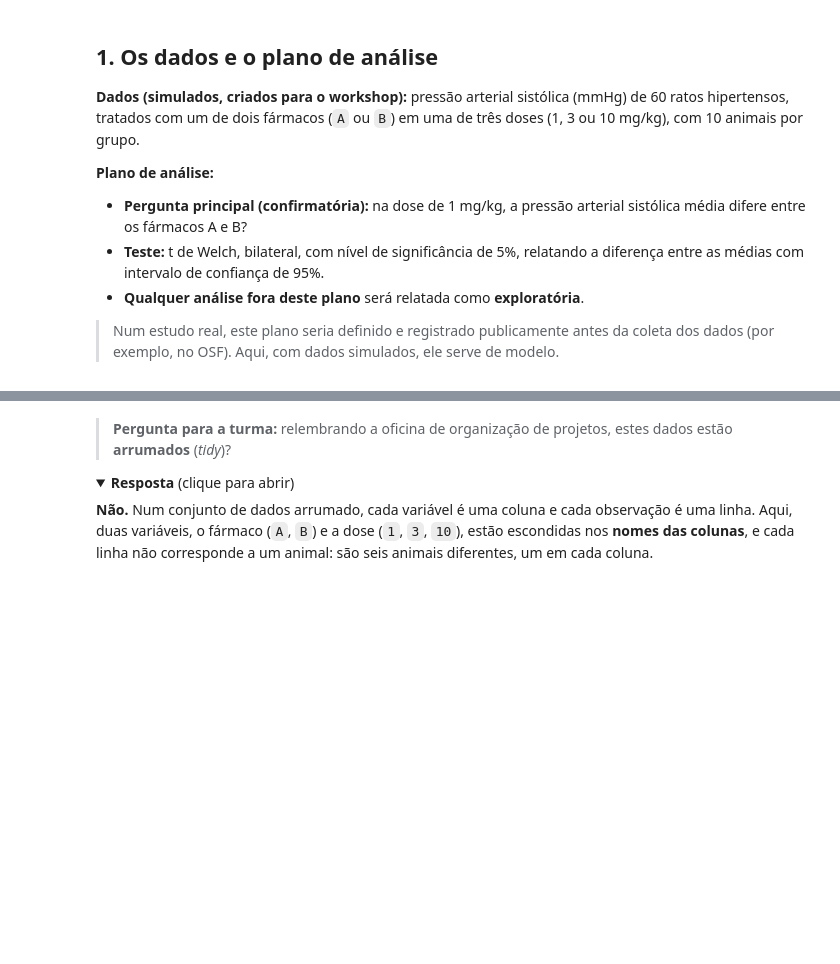
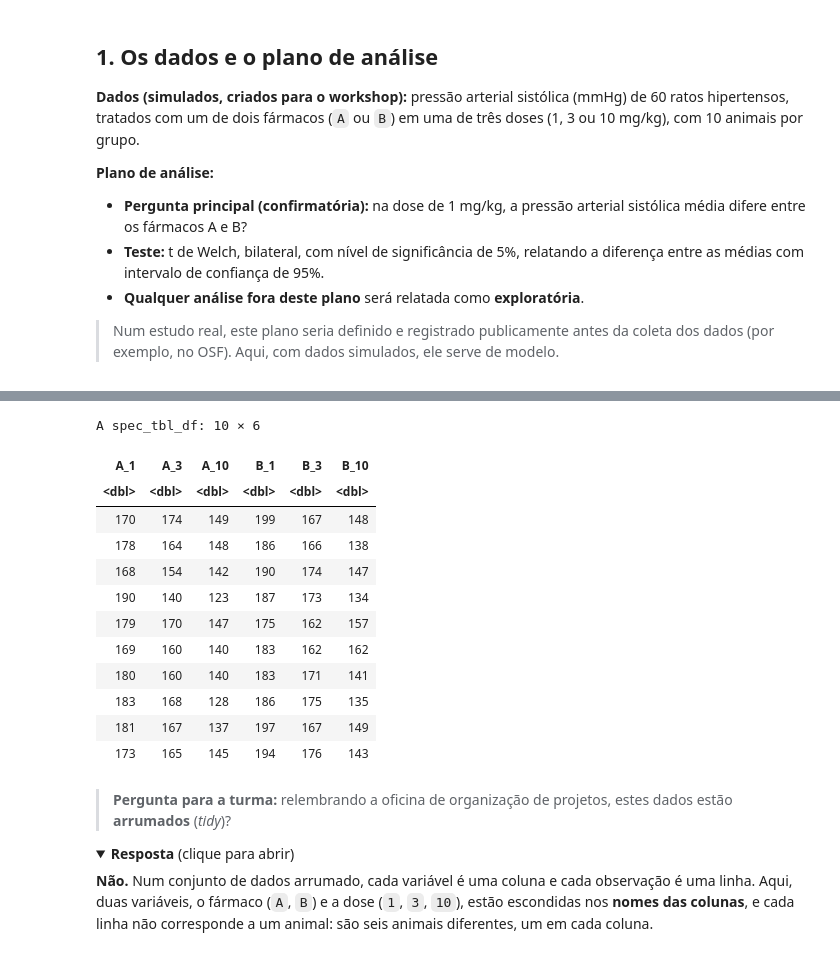
Before and after one commit to gavieira/workshop-reprodutibilidade, a Jupyter notebook: notebooks/da_planilha_ao_script_amostra.ipynb, the cells around one changed output, grey strips where cells are left out. Saved outputs shown, nothing was run; the diff lists cells and outputs as text; code cells hidden in the pictures; folded sections open; blank space fills up the shorter version.

```diff
--- a/notebooks/da_planilha_ao_script_amostra.ipynb
+++ b/notebooks/da_planilha_ao_script_amostra.ipynb
@@ -48,5 +56,19 @@ largo <- read_csv(url_dados)
 # %%
-largo
+pressao
+# %% [output]
+A spec_tbl_df: 10 × 6
+| A_1 | A_3 | A_10 | B_1 | B_3 | B_10 |
+| <dbl> | <dbl> | <dbl> | <dbl> | <dbl> | <dbl> |
+| 170 | 174 | 149 | 199 | 167 | 148 |
+| 178 | 164 | 148 | 186 | 166 | 138 |
+| 168 | 154 | 142 | 190 | 174 | 147 |
+| 190 | 140 | 123 | 187 | 173 | 134 |
+| 179 | 170 | 147 | 175 | 162 | 157 |
+| 169 | 160 | 140 | 183 | 162 | 162 |
+| 180 | 160 | 140 | 183 | 171 | 141 |
+| 183 | 168 | 128 | 186 | 175 | 135 |
+| 181 | 167 | 137 | 197 | 167 | 149 |
+| 173 | 165 | 145 | 194 | 176 | 143 |
 # %% [markdown]
 > **Pergunta para a turma:** relembrando a oficina de organização de projetos, estes dados estão **arrumados** (*tidy*)?
 
```
Also changed, not shown: parts of 12 cells of this notebook.
